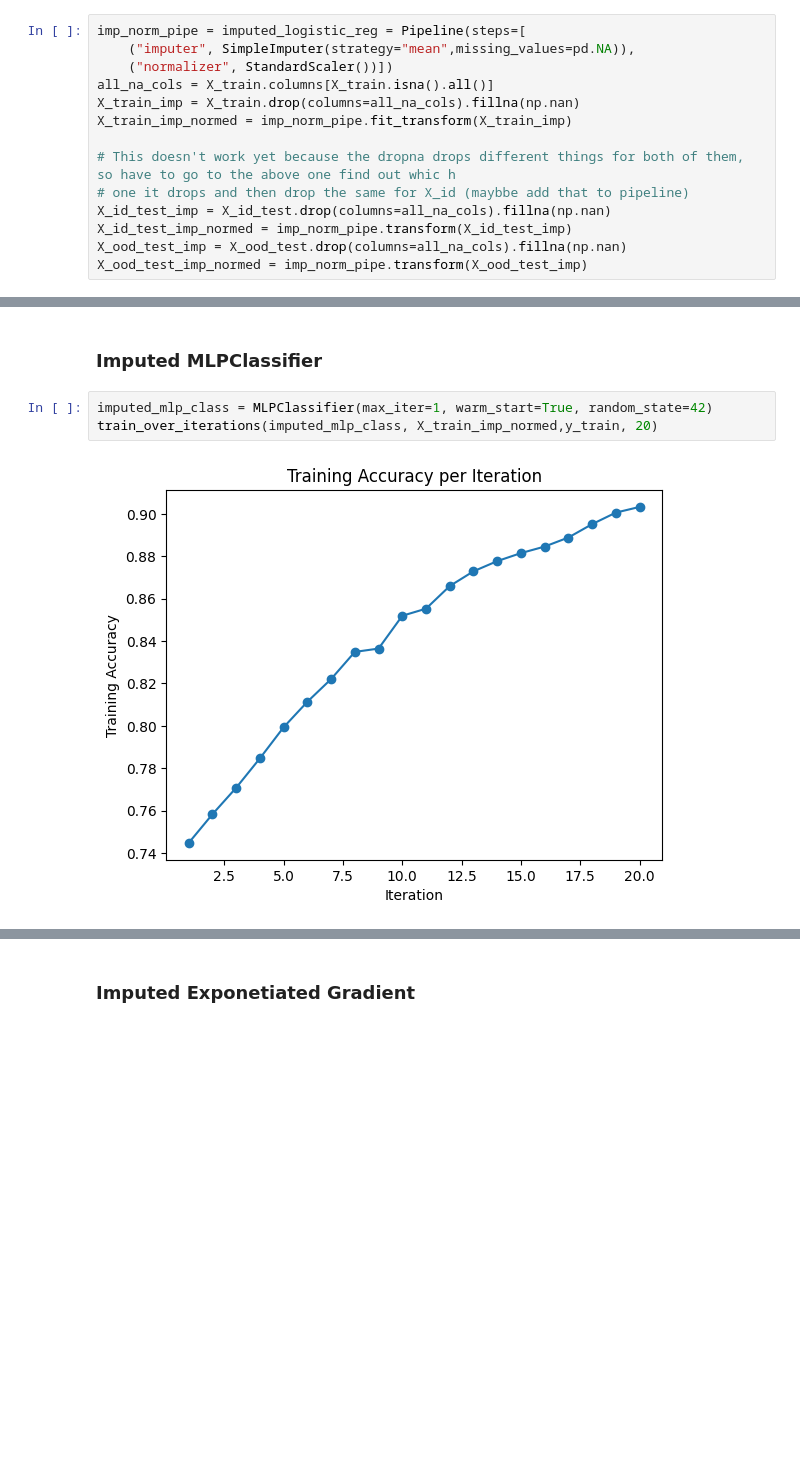
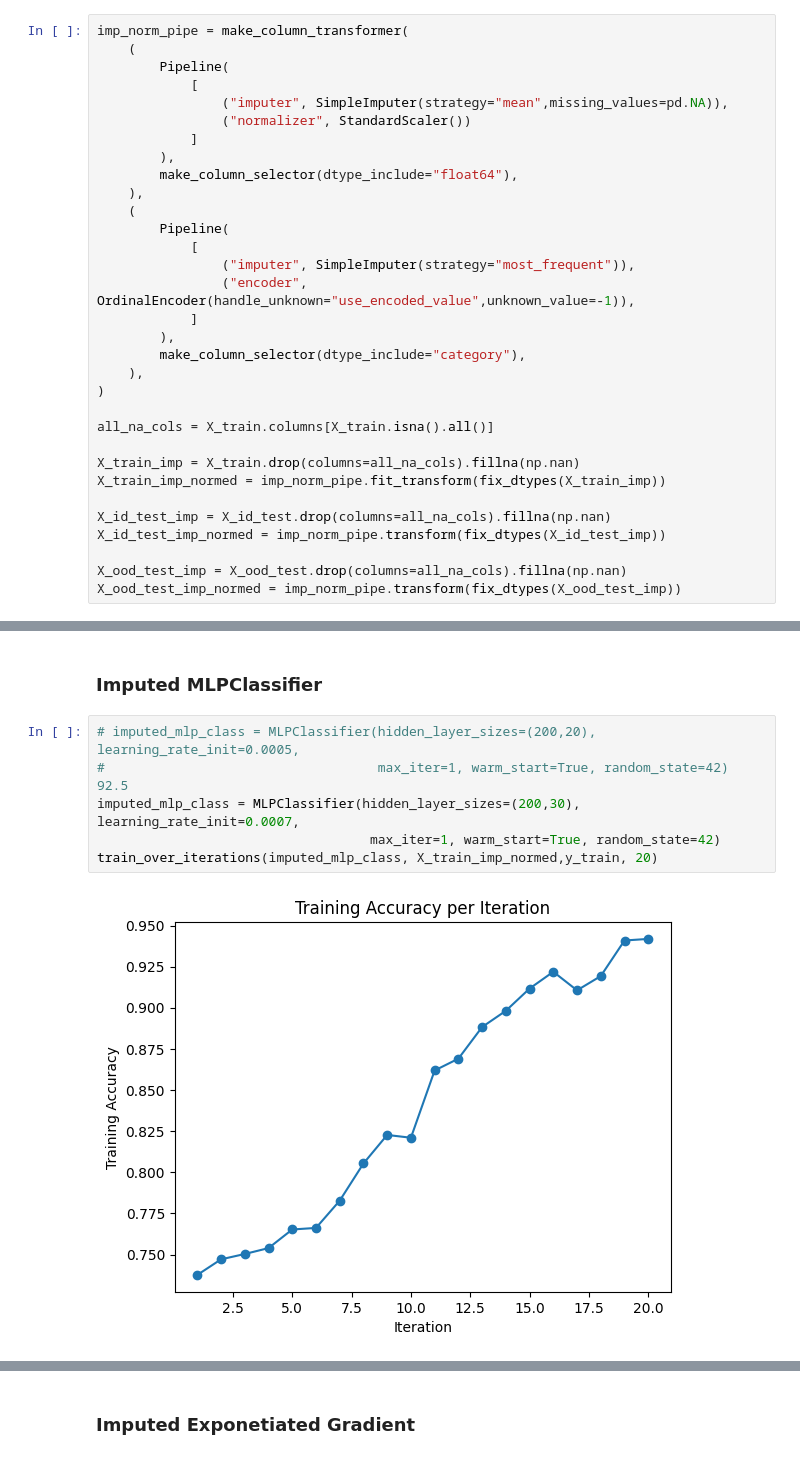
Before and after one commit to szeng7/hrs-mortality, a Jupyter notebook: experiment.ipynb, the cells around one changed output, grey strips where cells are left out. Saved outputs shown, nothing was run; the diff lists cells and outputs as text; blank space fills up the shorter version.

Commit message:
added category + ordinal. mlp is now 0.95 and adv is better

```diff
--- a/experiment.ipynb
+++ b/experiment.ipynb
@@ -332,17 +350,35 @@ display_metrics(logistic_reg.predict(X_ood_test_filled), y_ood_test, X_ood_test_
 # %%
-imp_norm_pipe = imputed_logistic_reg = Pipeline(steps=[
-    ("imputer", SimpleImputer(strategy="mean",missing_values=pd.NA)),
-    ("normalizer", StandardScaler())])
+imp_norm_pipe = make_column_transformer(
+    (
+        Pipeline(
+            [
+                ("imputer", SimpleImputer(strategy="mean",missing_values=pd.NA)),
+                ("normalizer", StandardScaler())
+            ]
+        ),
+        make_column_selector(dtype_include="float64"),
+    ),
+    (
+        Pipeline(
+            [
+                ("imputer", SimpleImputer(strategy="most_frequent")),
+                ("encoder", OrdinalEncoder(handle_unknown="use_encoded_value",unknown_value=-1)),
+            ]
+        ),
+        make_column_selector(dtype_include="category"),
+    ),
+)
+
 all_na_cols = X_train.columns[X_train.isna().all()]
+
 X_train_imp = X_train.drop(columns=all_na_cols).fillna(np.nan)
-X_train_imp_normed = imp_norm_pipe.fit_transform(X_train_imp)
+X_train_imp_normed = imp_norm_pipe.fit_transform(fix_dtypes(X_train_imp))
 
-# This doesn't work yet because the dropna drops different things for both of them, so have to go to the above one find out whic h
-# one it drops and then drop the same for X_id (maybbe add that to pipeline)
 X_id_test_imp = X_id_test.drop(columns=all_na_cols).fillna(np.nan)
-X_id_test_imp_normed = imp_norm_pipe.transform(X_id_test_imp)
+X_id_test_imp_normed = imp_norm_pipe.transform(fix_dtypes(X_id_test_imp))
+
 X_ood_test_imp = X_ood_test.drop(columns=all_na_cols).fillna(np.nan)
-X_ood_test_imp_normed = imp_norm_pipe.transform(X_ood_test_imp)
+X_ood_test_imp_normed = imp_norm_pipe.transform(fix_dtypes(X_ood_test_imp))
 # %%
 sklearn.set_config(enable_metadata_routing=True)
 
@@ -386,10 +422,13 @@ display_metrics(imputed_logistic_reg.predict(X_ood_test_imp_normed), y_ood_test,
 # %% [markdown]
 ### Imputed MLPClassifier
 # %%
-imputed_mlp_class = MLPClassifier(max_iter=1, warm_start=True, random_state=42)
+# imputed_mlp_class = MLPClassifier(hidden_layer_sizes=(200,20), learning_rate_init=0.0005,
+#                                   max_iter=1, warm_start=True, random_state=42) 92.5
+imputed_mlp_class = MLPClassifier(hidden_layer_sizes=(200,30), learning_rate_init=0.0007,
+                                   max_iter=1, warm_start=True, random_state=42)
 train_over_iterations(imputed_mlp_class, X_train_imp_normed,y_train, 20)
 # %% [output]
-[figure, old version]
+[figure, new version]
 # %%
 # Show fairness metrics on training
 display_metrics(imputed_mlp_class.predict(X_train_imp_normed), y_train, X_train_imp["race"])
```
Also changed, not shown: parts of 16 cells of this notebook.
